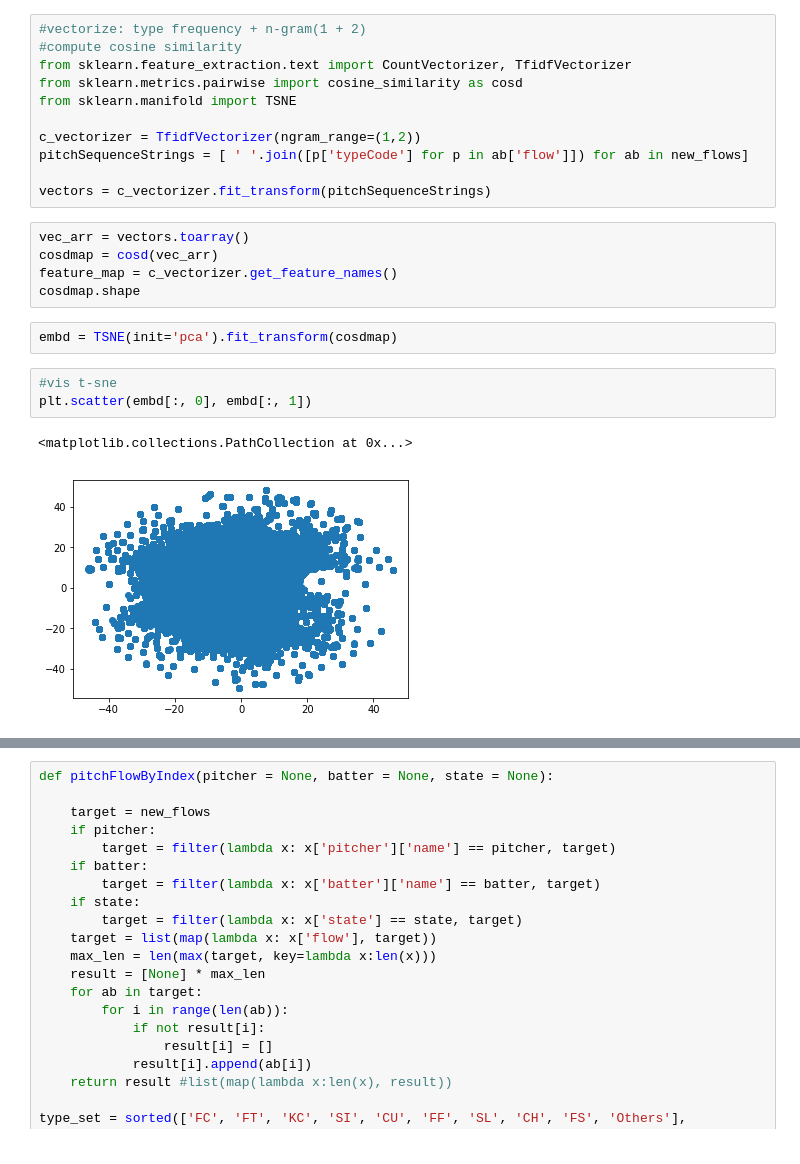
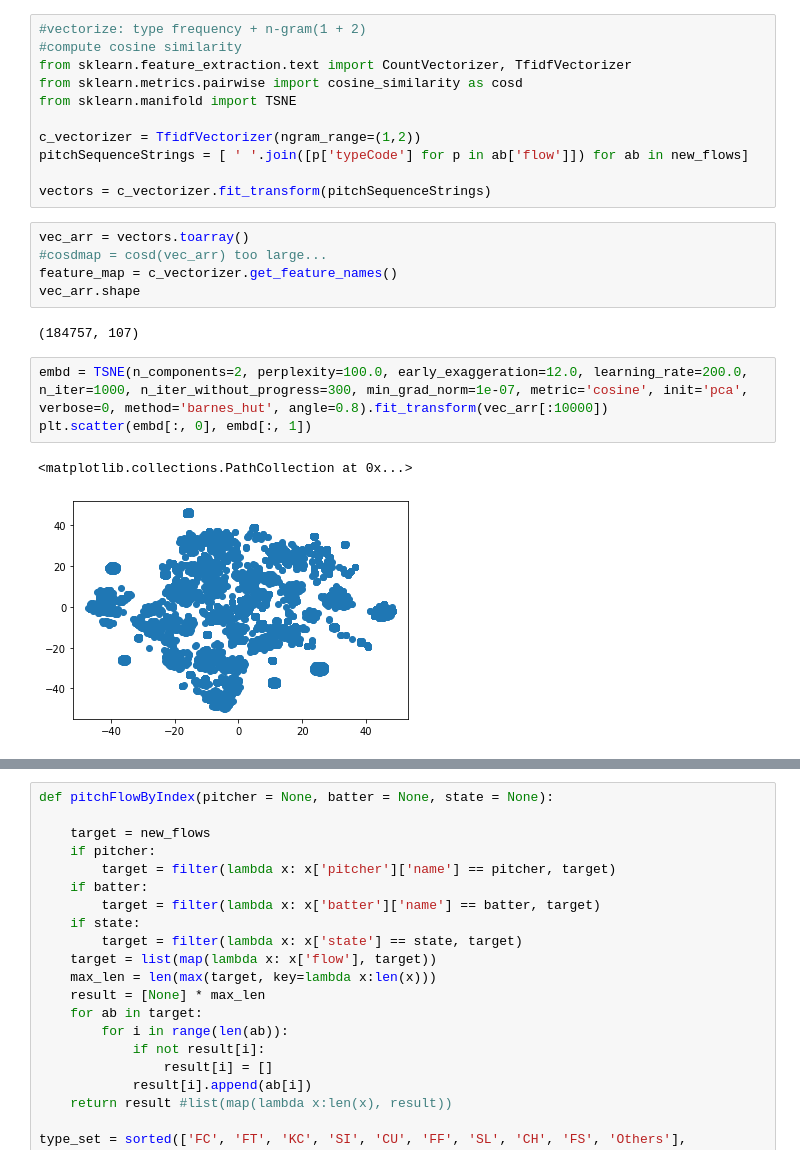
Before and after one commit to rootsofworld/mlb-pitcher-sequence, a Jupyter notebook: pitch_analysis.ipynb, the cells around one changed output, grey strips where cells are left out. Drawn from its saved outputs; the diff is of its cells as text.

Commit message:
tsne

```diff
--- a/pitch_analysis.ipynb
+++ b/pitch_analysis.ipynb
@@ -322,14 +322,14 @@ pitchSequenceStrings = [ ' '.join([p['typeCode'] for p in ab['flow']]) for ab in
 vectors = c_vectorizer.fit_transform(pitchSequenceStrings)
 # %%
 vec_arr = vectors.toarray()
-cosdmap = cosd(vec_arr)
+#cosdmap = cosd(vec_arr) too large...
 feature_map = c_vectorizer.get_feature_names()
-cosdmap.shape
+vec_arr.shape
+# %% [output]
+(184757, 107)
-# %%
-embd = TSNE(init='pca').fit_transform(cosdmap)
-# %%
-#vis t-sne
-plt.scatter(embd[:, 0], embd[:, 1])
-# %% [output]
-<matplotlib.collections.PathCollection at 0x...>
-[figure, removed]
+# %%
+embd = TSNE(n_components=2, perplexity=100.0, early_exaggeration=12.0, learning_rate=200.0, n_iter=1000, n_iter_without_progress=300, min_grad_norm=1e-07, metric='cosine', init='pca', verbose=0, method='barnes_hut', angle=0.8).fit_transform(vec_arr[:10000])
+plt.scatter(embd[:, 0], embd[:, 1])
+# %% [output]
+<matplotlib.collections.PathCollection at 0x...>
+[figure, added]
```
Also changed, not shown: parts of 7 cells of this notebook.
